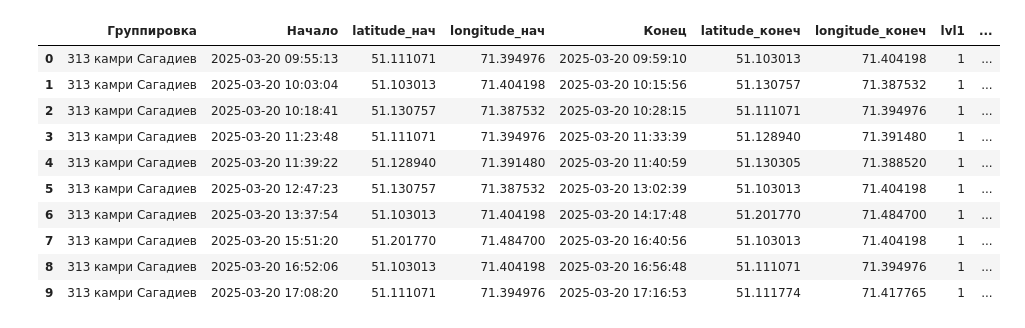
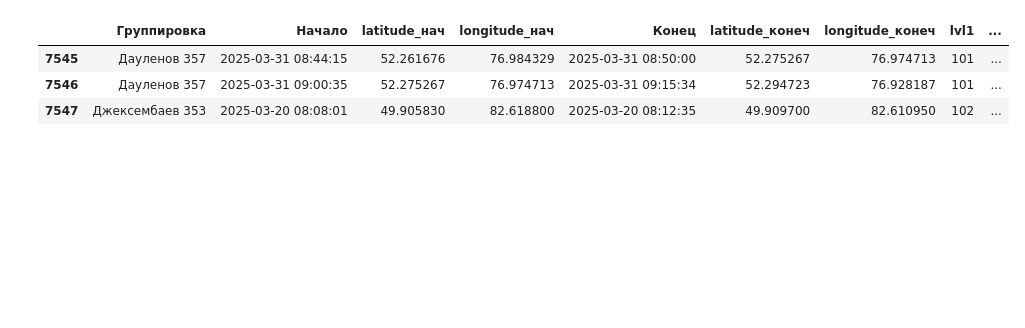
Before and after one commit to Nurtugann/Tracking_heatmap, a Jupyter notebook: 2.ipynb, the cells around one changed output. Drawn from its saved outputs; the diff is of its cells as text; code cells hidden in the pictures; blank space fills up the shorter version.

```diff
--- a/2.ipynb
+++ b/2.ipynb
@@ -58,18 +74,11 @@ for _, row in df_time_sum.iterrows():
     weight = row["dwelling_time"]
     if pd.notnull(lat) and pd.notnull(lon):
         heat_data.append([lat, lon, weight])
-# %%
-df_time[:10]
-# %% [output]
-|  | Группировка | Начало | latitude_нач | longitude_нач | Конец | latitude_конеч | longitude_конеч | lvl1 | ... |
-| 0 | 313 камри Сагадиев | 2025-03-20 09:55:13 | 51.111071 | 71.394976 | 2025-03-20 09:59:10 | 51.103013 | 71.404198 | 1 | ... |
-| 1 | 313 камри Сагадиев | 2025-03-20 10:03:04 | 51.103013 | 71.404198 | 2025-03-20 10:15:56 | 51.130757 | 71.387532 | 1 | ... |
-| 2 | 313 камри Сагадиев | 2025-03-20 10:18:41 | 51.130757 | 71.387532 | 2025-03-20 10:28:15 | 51.111071 | 71.394976 | 1 | ... |
-| 3 | 313 камри Сагадиев | 2025-03-20 11:23:48 | 51.111071 | 71.394976 | 2025-03-20 11:33:39 | 51.128940 | 71.391480 | 1 | ... |
-| 4 | 313 камри Сагадиев | 2025-03-20 11:39:22 | 51.128940 | 71.391480 | 2025-03-20 11:40:59 | 51.130305 | 71.388520 | 1 | ... |
-| 5 | 313 камри Сагадиев | 2025-03-20 12:47:23 | 51.130757 | 71.387532 | 2025-03-20 13:02:39 | 51.103013 | 71.404198 | 1 | ... |
-| 6 | 313 камри Сагадиев | 2025-03-20 13:37:54 | 51.103013 | 71.404198 | 2025-03-20 14:17:48 | 51.201770 | 71.484700 | 1 | ... |
-| 7 | 313 камри Сагадиев | 2025-03-20 15:51:20 | 51.201770 | 71.484700 | 2025-03-20 16:40:56 | 51.103013 | 71.404198 | 1 | ... |
-| 8 | 313 камри Сагадиев | 2025-03-20 16:52:06 | 51.103013 | 71.404198 | 2025-03-20 16:56:48 | 51.111071 | 71.394976 | 1 | ... |
-| 9 | 313 камри Сагадиев | 2025-03-20 17:08:20 | 51.111071 | 71.394976 | 2025-03-20 17:16:53 | 51.111774 | 71.417765 | 1 | ... |
+# %%
+df_time[7545:7548]
+# %% [output]
+|  | Группировка | Начало | latitude_нач | longitude_нач | Конец | latitude_конеч | longitude_конеч | lvl1 | ... |
+| 7545 | Дауленов 357 | 2025-03-31 08:44:15 | 52.261676 | 76.984329 | 2025-03-31 08:50:00 | 52.275267 | 76.974713 | 101 | ... |
+| 7546 | Дауленов 357 | 2025-03-31 09:00:35 | 52.275267 | 76.974713 | 2025-03-31 09:15:34 | 52.294723 | 76.928187 | 101 | ... |
+| 7547 | Джексембаев 353 | 2025-03-20 08:08:01 | 49.905830 | 82.618800 | 2025-03-20 08:12:35 | 49.909700 | 82.610950 | 102 | ... |
 # %%
```
Also changed, not shown: parts of 9 cells of this notebook, 5 other files.
